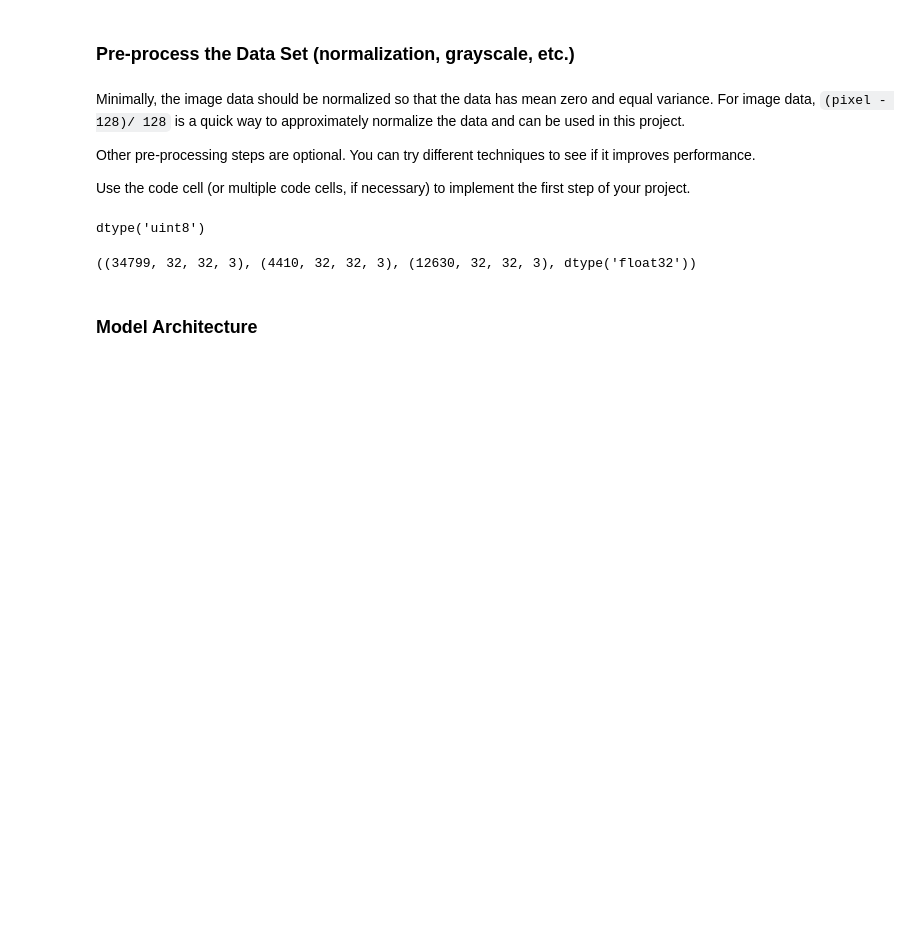
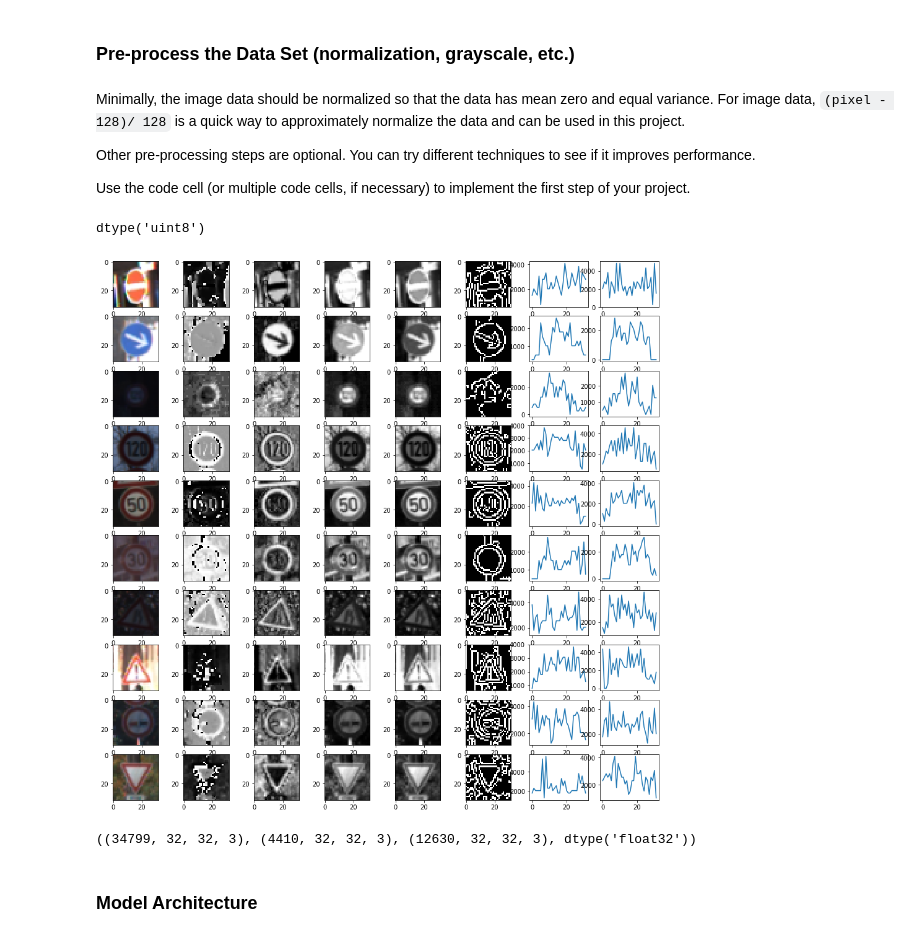
Before and after one commit to cuckookernel/CarND-Traffic-Signs, a Jupyter notebook: Traffic_Sign_Classifier.ipynb, the cells around one changed output. Cells and saved outputs as stored; diff of their text form; code cells hidden in the pictures; blank space fills up the shorter version.

```diff
--- a/Traffic_Sign_Classifier.ipynb
+++ b/Traffic_Sign_Classifier.ipynb
@@ -198,38 +199,44 @@ X_train0[0].dtype
 # %% [output]
 dtype('uint8')
 # %%
-img  = X_valid0[1]  # 245
+### Preprocess the data here. It is required to normalize the data. Other preprocessing steps could include
+### converting to grayscale, etc.
+### Feel free to use as many code cells as needed.
+
+#img  = X_valid0[1]  # 245
 
 def preproc( img ) :
     X_hsv = cv2.cvtColor(img, cv2.COLOR_RGB2HSV  )
     X_hls = cv2.cvtColor(img, cv2.COLOR_RGB2HLS  )
 
     h, s, v  = X_hsv[:,:,0], X_hsv[:,:,1], X_hsv[:,:,2]
-    h2, l, s2  = X_hls[:,:,0], X_hls[:,:,1], X_hls[:,:,2]
+    _, l, _  = X_hls[:,:,0], X_hls[:,:,1], X_hls[:,:,2]
 
-    edges_h = cv2.Canny(h,100,200)
+    # edges_h = cv2.Canny(h,100,200)
     edges_s = cv2.Canny(s,100,180)
 
     return [ img, h,s,v, l, edges_s, edges_s.sum(axis=0), edges_s.sum(axis=1) ]
 
 imgs = [X_valid0[i] for i in np.random.choice( X_valid0.shape[0], 10 ) ]
 results = [ preproc(img) for img in imgs ]
 
 n_images = 10
 
 fig, axs = plt.subplots( n_images, 8, figsize=(16,16) )
 for i, layers in enumerate( results ) :
     axs[i, 0].imshow( layers[0] )
     axs[i, 1].imshow( layers[1], cmap = 'gray')
     axs[i, 2].imshow( layers[2], cmap = 'gray')
     axs[i, 3].imshow( layers[3], cmap = 'gray')
     #axs[i,4].imshow( l, cmap = 'gray')
     axs[i, 4].imshow( layers[4], cmap = 'gray')
     #axs[i, 5].imshow( s - (v-l), cmap = 'gray')
     #axs[i, 5].imshow( layers[5], cmap = 'gray')
     axs[i, 5].imshow( layers[5], cmap = 'gray')
     axs[i, 7].plot( layers[6] )
     axs[i, 6].plot( layers[7] )
+# %% [output]
+[figure, added]
 # %%
 plt.hist( s.flatten() )
 # %%
```
Also changed, not shown: parts of 20 cells of this notebook, 11 other files.
